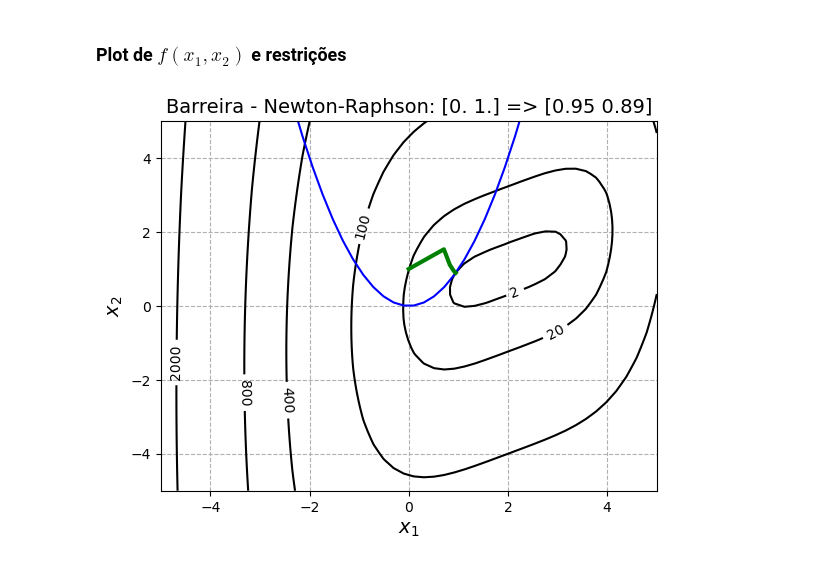
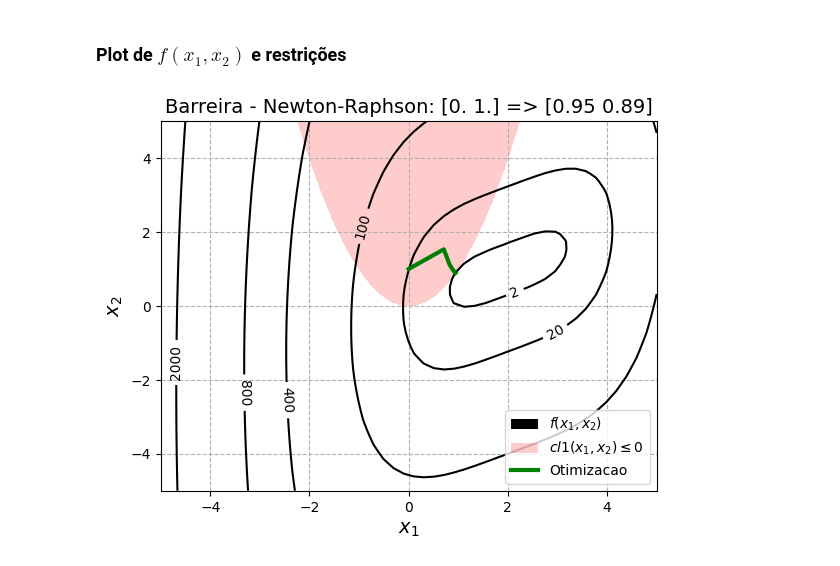
Before and after one commit to gustgs/OtimizacaoMEC2403, a Jupyter notebook: Trabalho2/trabalho2_Prob01_barreira.ipynb, the cells around one changed output. Drawn from its saved outputs; the diff is of its cells as text; code cells hidden in the pictures.

```diff
--- a/Trabalho2/trabalho2_Prob01_barreira.ipynb
+++ b/Trabalho2/trabalho2_Prob01_barreira.ipynb
@@ -257,35 +256,42 @@ plt.show()
 # %%
 x1 = np.linspace(-5,5)
 x2 = np.linspace(-5,5)
 X1, X2 = np.meshgrid(x1, x2)
 
 X3 = f([X1, X2])
 
 figura, ax = plt.subplots()
 
 niveis = ax.contour(X1, X2, X3, [0,2,20,100,400,800,2000,4000], colors='black')
 ax.clabel(niveis, inline=1, fontsize=10)
 
-for hk in hk_list:
-    X3 = hk([X1,X2])
-    plt.contour(X1, X2, X3, [0], colors='red')
+# for hk in hk_list:
+#     X3 = hk([X1,X2])
+#     plt.contour(X1, X2, X3, [0], colors='red')
 
-for cl in cl_list:
-    X3 = cl([X1,X2])
-    plt.contour(X1, X2, X3, [0], colors='blue')
+# for cl in cl_list:
+#     X3 = cl([X1,X2])
+#     plt.contour(X1, X2, X3, [0], colors='blue')
+
+X3 = cl([X1,X2])
+plt.contourf(X1, X2, X3, [-10, 0], colors='red', alpha=0.2)
 
 x = []
 y = []
 for P in listP_OCR:
     x.append(P[0])
     y.append(P[1])
 
-ax.plot(x, y, color='g', linewidth='3')
+line3, = ax.plot(x, y, color='g', linewidth='3')
+
+proxy = [plt.Rectangle((0,0),1,1,fc = 'black'), plt.Rectangle((0,0),1,1,fc = 'red', alpha=0.2), line3]
+ax.legend(proxy, [f'$f(x_1,x_2)$', '$cl1(x_1,x_2) \leq 0$', 'Otimizacao'], loc='lower right')
+
 ax.set_xlabel('$x_1$', fontsize='14')
 ax.set_ylabel('$x_2$', fontsize='14')
 ax.grid(linestyle='--')
 titulo = n_met_ocr + ' - ' + n_met + ': ' + np.array2string(listP_OCR[0], precision = 2, separator=' ') + ' => ' + np.array2string(listP_OCR[-1], precision = 2, separator=' ')
 ax.set_title(titulo, fontsize='14')
 plt.show()
 # %% [output]
-[figure, old version]
+[figure, new version]
```
Also changed, not shown: parts of 2 cells of this notebook, 4 other files.
